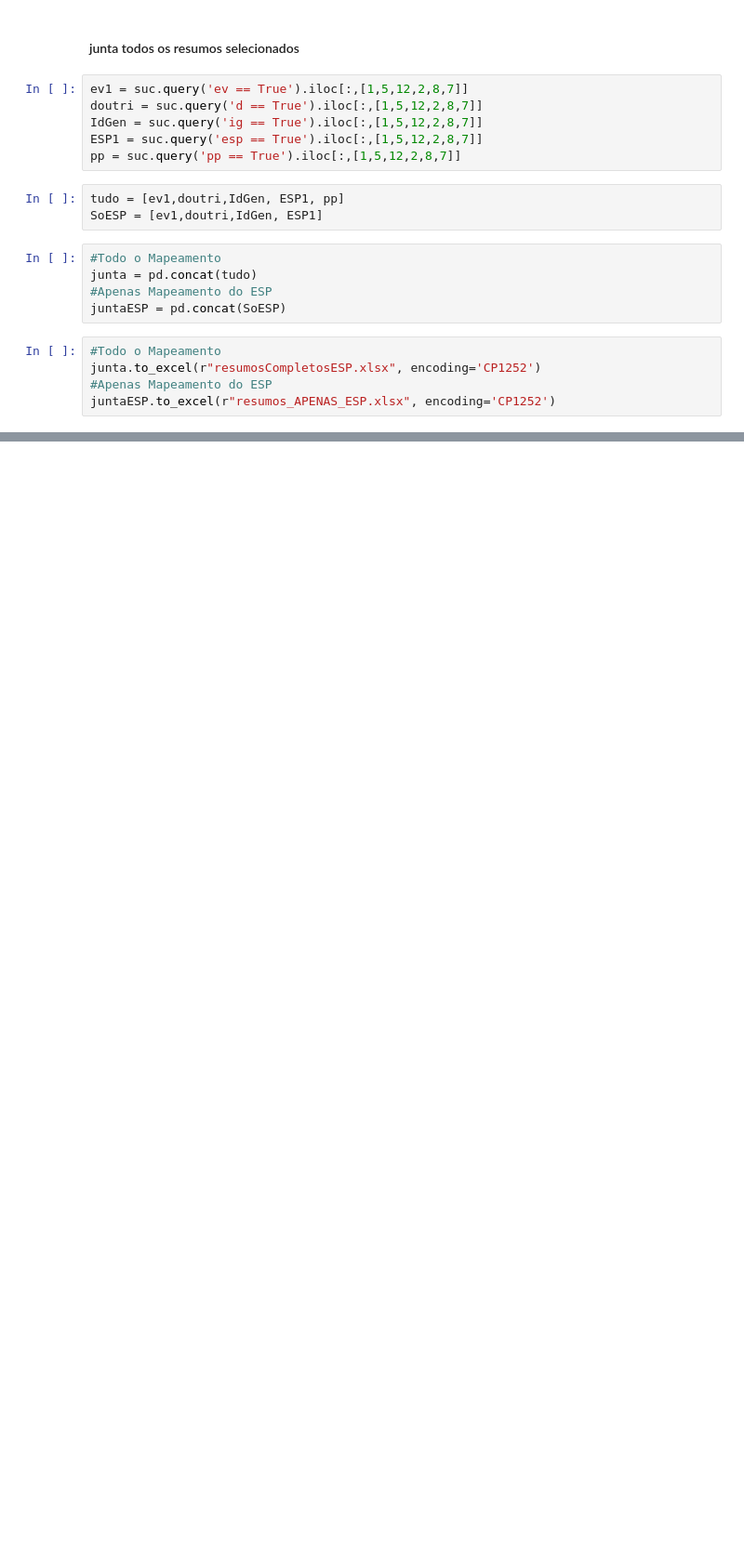
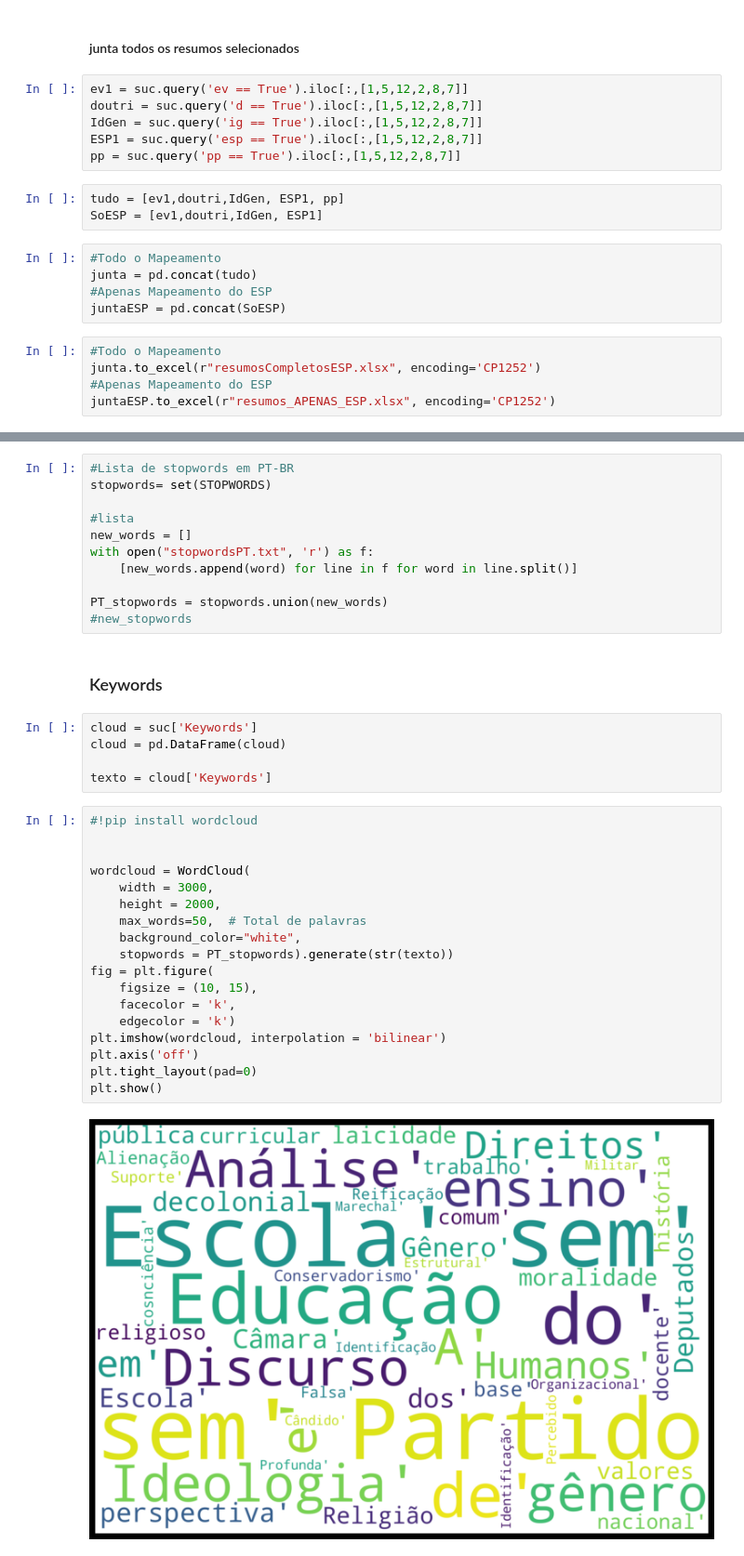
Before and after one commit to andregerardi/teses_dissertacoes_CAPES, a Jupyter notebook: Parte 3 - Análise Teses e Dissertações.ipynb, the cells around one changed output, grey strips where cells are left out. Shown at 93% size. Saved outputs shown, nothing was run; the diff lists cells and outputs as text; blank space fills up the shorter version.

```diff
--- a/Parte 3 - Análise Teses e Dissertações.ipynb
+++ b/Parte 3 - Análise Teses e Dissertações.ipynb
@@ -766,0 +773,38 @@ Name: anos, dtype: int64
+# %%
+#Lista de stopwords em PT-BR
+stopwords= set(STOPWORDS)
+
+#lista
+new_words = []
+with open("stopwordsPT.txt", 'r') as f:
+    [new_words.append(word) for line in f for word in line.split()]
+
+PT_stopwords = stopwords.union(new_words)
+#new_stopwords
+# %% [markdown]
+### Keywords
+# %%
+cloud = suc['Keywords']
+cloud = pd.DataFrame(cloud)
+
+texto = cloud['Keywords']
+# %%
+#!pip install wordcloud
+
+
+wordcloud = WordCloud(
+    width = 3000,
+    height = 2000,
+    max_words=50,  # Total de palavras
+    background_color="white",
+    stopwords = PT_stopwords).generate(str(texto))
+fig = plt.figure(
+    figsize = (10, 15),
+    facecolor = 'k',
+    edgecolor = 'k')
+plt.imshow(wordcloud, interpolation = 'bilinear')
+plt.axis('off')
+plt.tight_layout(pad=0)
+plt.show()
+# %% [output]
+[figure, added]
```
Also changed, not shown: parts of 14 cells of this notebook.
